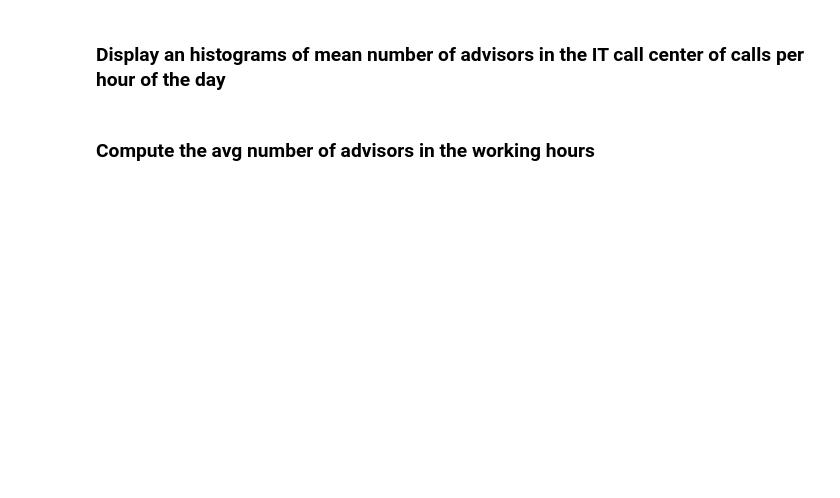
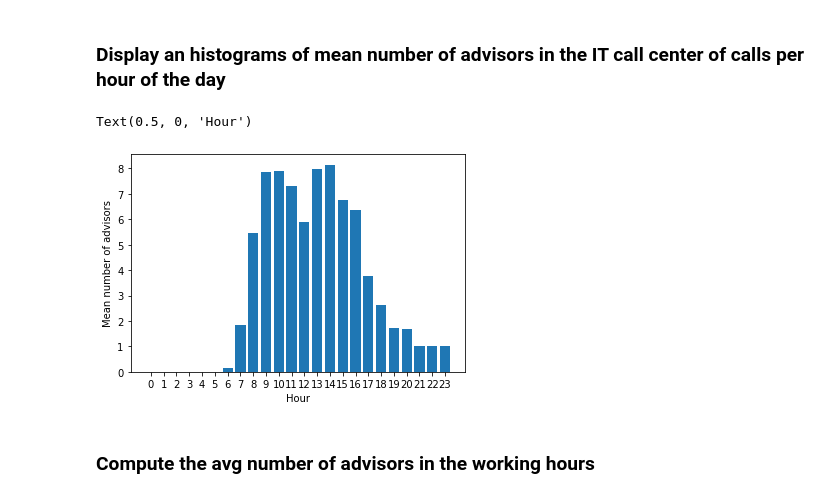
Before and after one commit to aiglobalpros/AI_Call_Center, a Jupyter notebook: notebooks/ROI.ipynb, the cells around one changed output. Saved outputs shown, nothing was run; the diff lists cells and outputs as text; code cells hidden in the pictures; blank space fills up the shorter version.

```diff
--- a/notebooks/ROI.ipynb
+++ b/notebooks/ROI.ipynb
@@ -25,13 +40,16 @@ planning_df
 # %%
 hours_cols = planning_df.iloc[:,2:].columns.values
 x = range(0, 24)
-y = planning_df[hours_cols].mean(axis=0).values
+nb_avdivsors = planning_df[hours_cols].mean(axis=0).values
 
-plt.bar(x, y)
+plt.bar(x, nb_avdivsors)
 
 plt.ylabel('Mean number of advisors')
 plt.xticks(x)
 plt.xlabel('Hour')
+# %% [output]
+Text(0.5, 0, 'Hour')
+[figure, added]
 # %% [markdown]
 ### Compute the avg number of advisors in the working hours
 # %%
```
Also changed, not shown: parts of 56 cells of this notebook.
